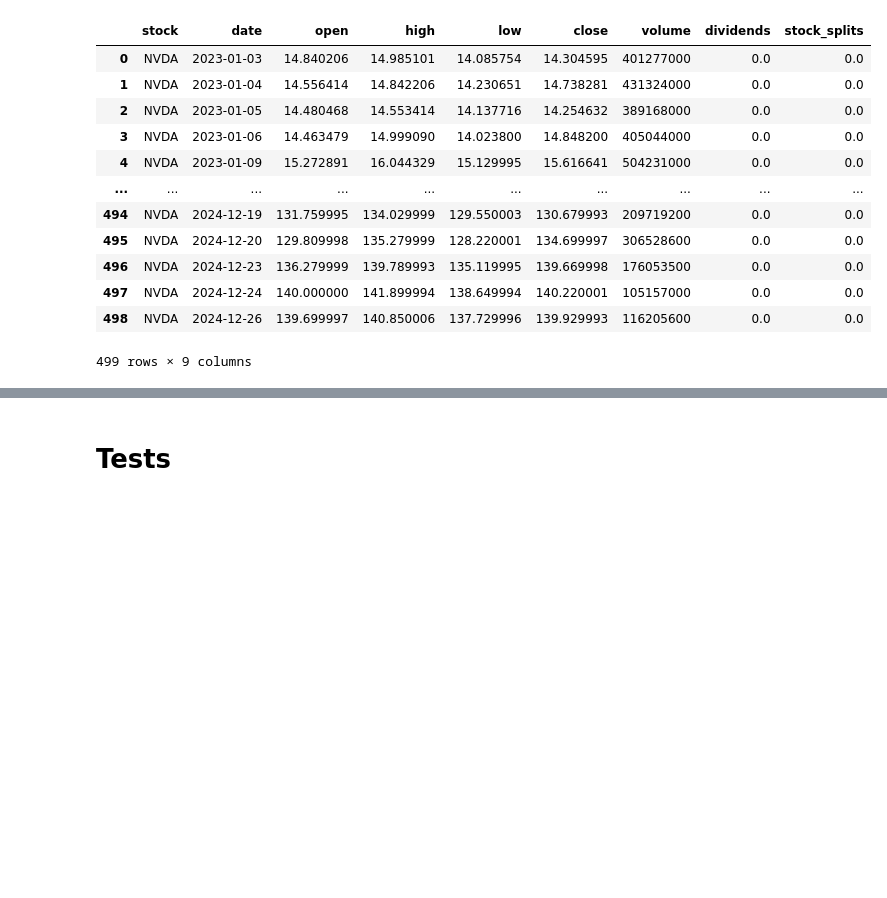
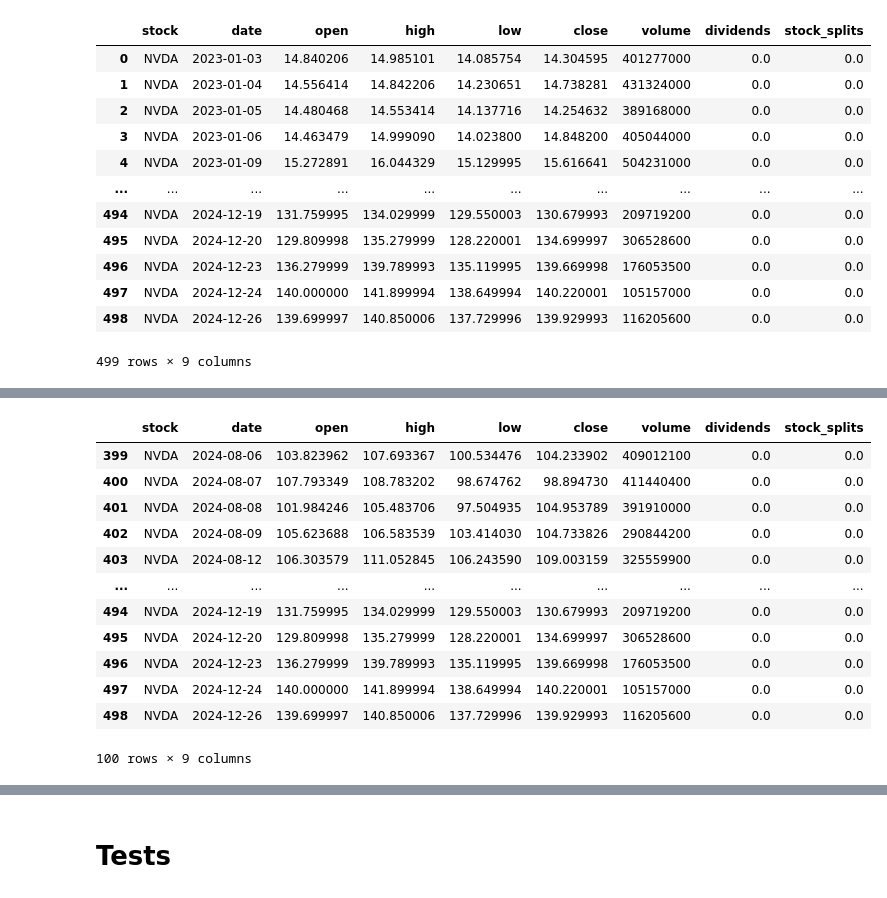
Before and after one commit to kakubicki/stock-forecast, a Jupyter notebook: stock_forecast.ipynb, the cells around one changed output, grey strips where cells are left out. Saved outputs shown, nothing was run; the diff lists cells and outputs as text; code cells hidden in the pictures; blank space fills up the shorter version.

```diff
--- a/stock_forecast.ipynb
+++ b/stock_forecast.ipynb
@@ -173,0 +230,16 @@ df_test
+# %%
+validation_df_test
+# %% [output]
+|  | stock | date | open | high | low | close | volume | dividends | stock_splits |
+| 399 | NVDA | 2024-08-06 | 103.823962 | 107.693367 | 100.534476 | 104.233902 | 409012100 | 0.0 | 0.0 |
+| 400 | NVDA | 2024-08-07 | 107.793349 | 108.783202 | 98.674762 | 98.894730 | 411440400 | 0.0 | 0.0 |
+| 401 | NVDA | 2024-08-08 | 101.984246 | 105.483706 | 97.504935 | 104.953789 | 391910000 | 0.0 | 0.0 |
+| 402 | NVDA | 2024-08-09 | 105.623688 | 106.583539 | 103.414030 | 104.733826 | 290844200 | 0.0 | 0.0 |
+| 403 | NVDA | 2024-08-12 | 106.303579 | 111.052845 | 106.243590 | 109.003159 | 325559900 | 0.0 | 0.0 |
+| ... | ... | ... | ... | ... | ... | ... | ... | ... | ... |
+| 494 | NVDA | 2024-12-19 | 131.759995 | 134.029999 | 129.550003 | 130.679993 | 209719200 | 0.0 | 0.0 |
+| 495 | NVDA | 2024-12-20 | 129.809998 | 135.279999 | 128.220001 | 134.699997 | 306528600 | 0.0 | 0.0 |
+| 496 | NVDA | 2024-12-23 | 136.279999 | 139.789993 | 135.119995 | 139.669998 | 176053500 | 0.0 | 0.0 |
+| 497 | NVDA | 2024-12-24 | 140.000000 | 141.899994 | 138.649994 | 140.220001 | 105157000 | 0.0 | 0.0 |
+| 498 | NVDA | 2024-12-26 | 139.699997 | 140.850006 | 137.729996 | 139.929993 | 116205600 | 0.0 | 0.0 |
+100 rows × 9 columns
```
Also changed, not shown: parts of 7 cells of this notebook.
